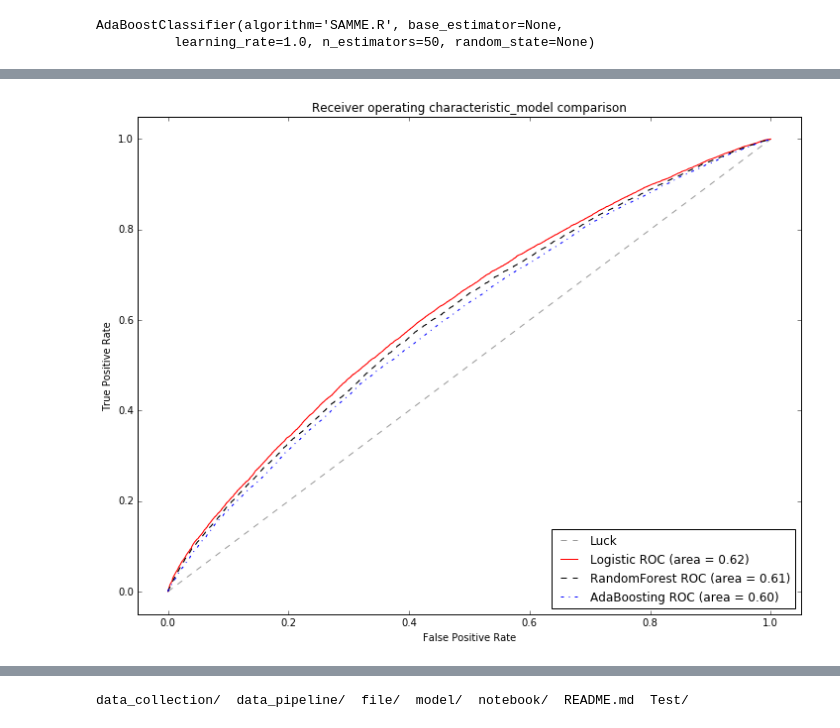
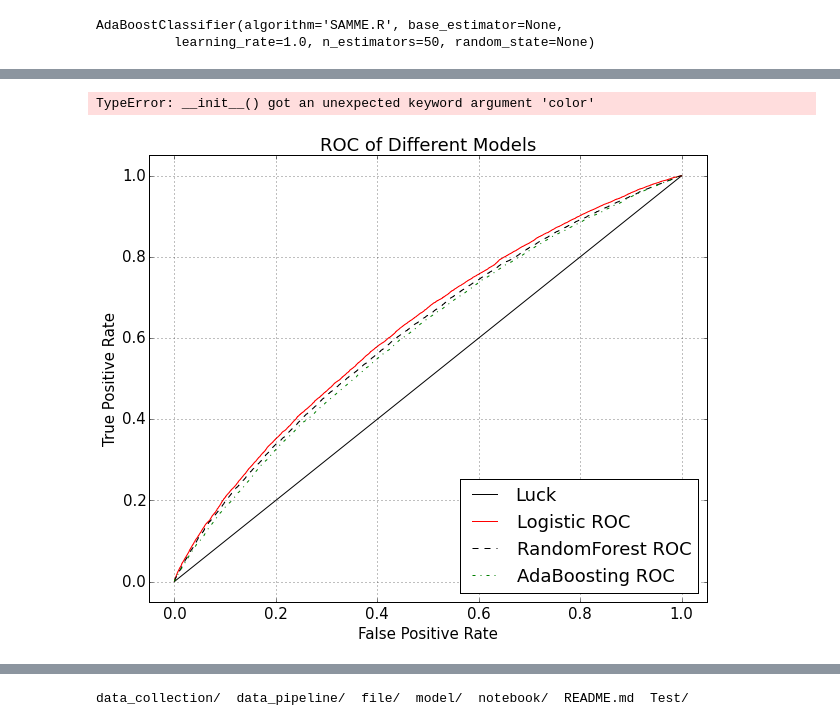
Before and after one commit to edwarddh101/DOTA2_Recommendation-System, a Jupyter notebook: notebook/NB_Model.ipynb, the cells around one changed output, grey strips where cells are left out. Saved outputs shown, nothing was run; the diff lists cells and outputs as text; code cells hidden in the pictures.

Commit message:
update model

```diff
--- a/notebook/NB_Model.ipynb
+++ b/notebook/NB_Model.ipynb
@@ -188,27 +197,50 @@ roc_auc_score(y_test, y_rf_score[:,1])
+# %%
+df = pd.DataFrame(dict(fpr=fpr, tpr=tpr))
+# ggplot(df, aes(x='fpr', y='tpr')) +\
+#     geom_line() +\
+#     geom_abline(linetype='dashed')
+
+df_rf = pd.DataFrame(dict(fpr=fpr_rf, tpr=tpr_rf))
+# ggplot(df_rf, aes(x='fpr', y='tpr')) +\
+#     geom_line() +\
+#     geom_abline(linetype='dashed')
+
+df_ab = pd.DataFrame(dict(fpr=fpr_ab, tpr=tpr_ab))
+
+ggplot(aes(x='fpr', y='tpr'), data=df) + geom_line() +\
+       geom_point(aes(x='fpr', y='tpr'), data=df_rf) + geom_line() +\
+            geom_point(aes(x='fpr', y='tpr'), data=df_ab) + geom_line() +\
+                geom_abline(linetype='dashed')
+# %% [output]
+TypeError: __init__() got an unexpected keyword argument 'color'
 # %%
-plt.figure(num=None, figsize=(12, 9), dpi=800, facecolor='w', edgecolor='k')
+# plt.figure(num=None, figsize=(12, 9), dpi=800, facecolor='w', edgecolor='k')
 
-plt.plot([0, 1], [0, 1], '--', color=(0.6, 0.6, 0.6), label='Luck')
+plt.figure(figsize=(10, 8))
+plt.plot([0, 1], [0, 1], '-', color=(.01, .01, .01), label='Luck')
 
 plt.plot(fpr, tpr, '-', c='r',
-         label='Logistic ROC (area = %0.2f)' % auc(fpr, tpr), lw=1)
+         label='Logistic ROC', lw=1)
 
 plt.plot(roc_curve(y_test, y_rf_score[:,1])[0], roc_curve(y_test, y_rf_score[:,1])[1], 'k--',
-        label ='RandomForest ROC (area = %0.2f)' % roc_auc_score(y_test, y_rf_score[:,1]), lw=1)
+        label ='RandomForest ROC', lw=1)
 
 plt.plot(roc_curve(y_test, y_ab_score[:,1])[0], roc_curve(y_test, y_ab_score[:,1])[1], '-.',
-        label ='AdaBoosting ROC (area = %0.2f)' % roc_auc_score(y_test, y_ab_score[:,1]), lw=1)
+        label ='AdaBoosting ROC', lw=1)
 
+matplotlib.rcParams.update({'font.size': 15})
 plt.xlim([-0.05, 1.05])
 plt.ylim([-0.05, 1.05])
 plt.xlabel('False Positive Rate')
 plt.ylabel('True Positive Rate')
-plt.title('Receiver operating characteristic_model comparison')
+plt.title('ROC of Different Models')
 plt.legend(loc="lower right")
+plt.grid(True)
 
-plt.savefig('file/roc_curve_model_comparison')
+
+plt.savefig('file/roc_curve_model')
 # %% [output]
-[figure, old version]
+[figure, new version]
 # %%
 pwd
 # %% [output]
```
Also changed, not shown: parts of 32 cells of this notebook, 2 other files.
